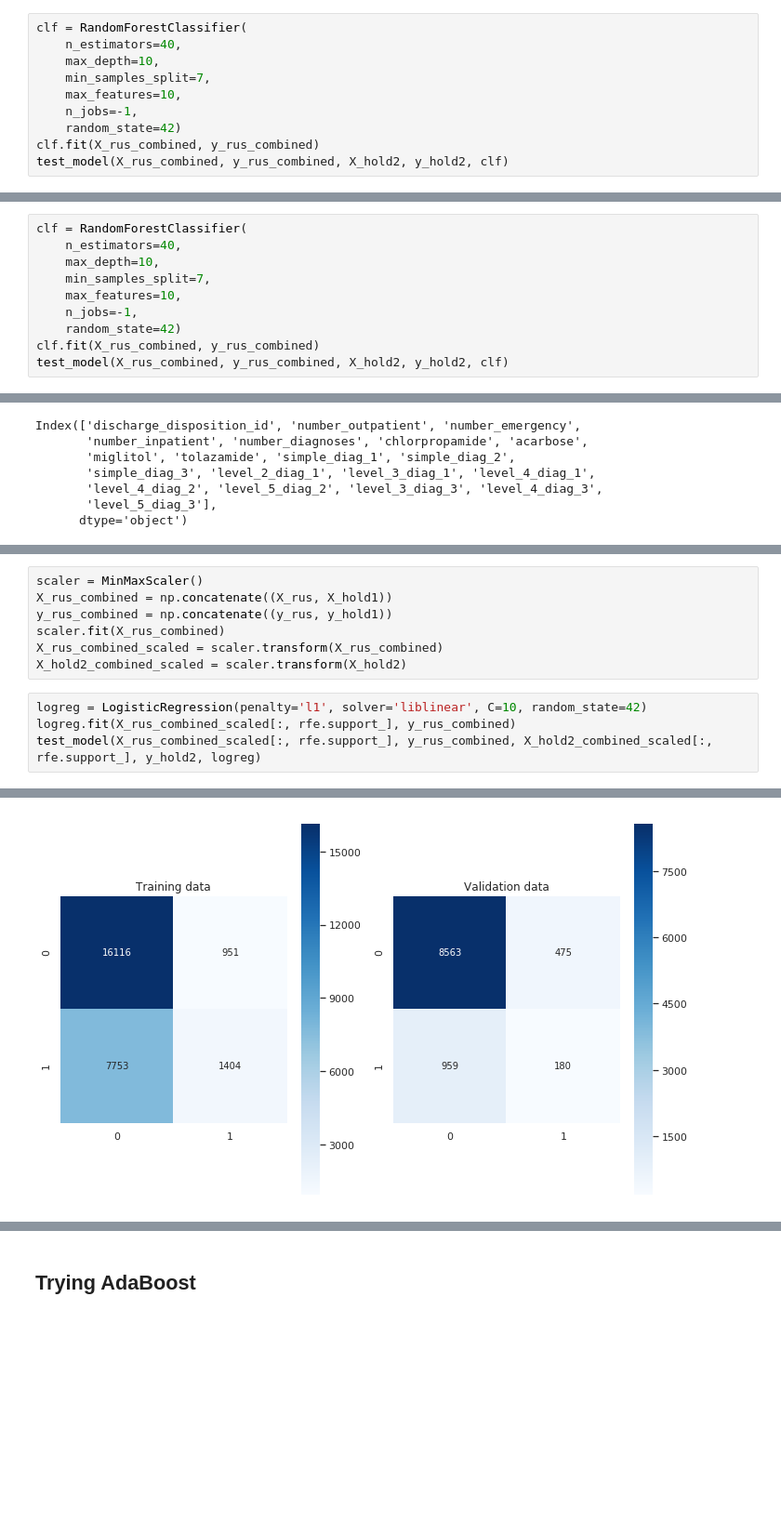
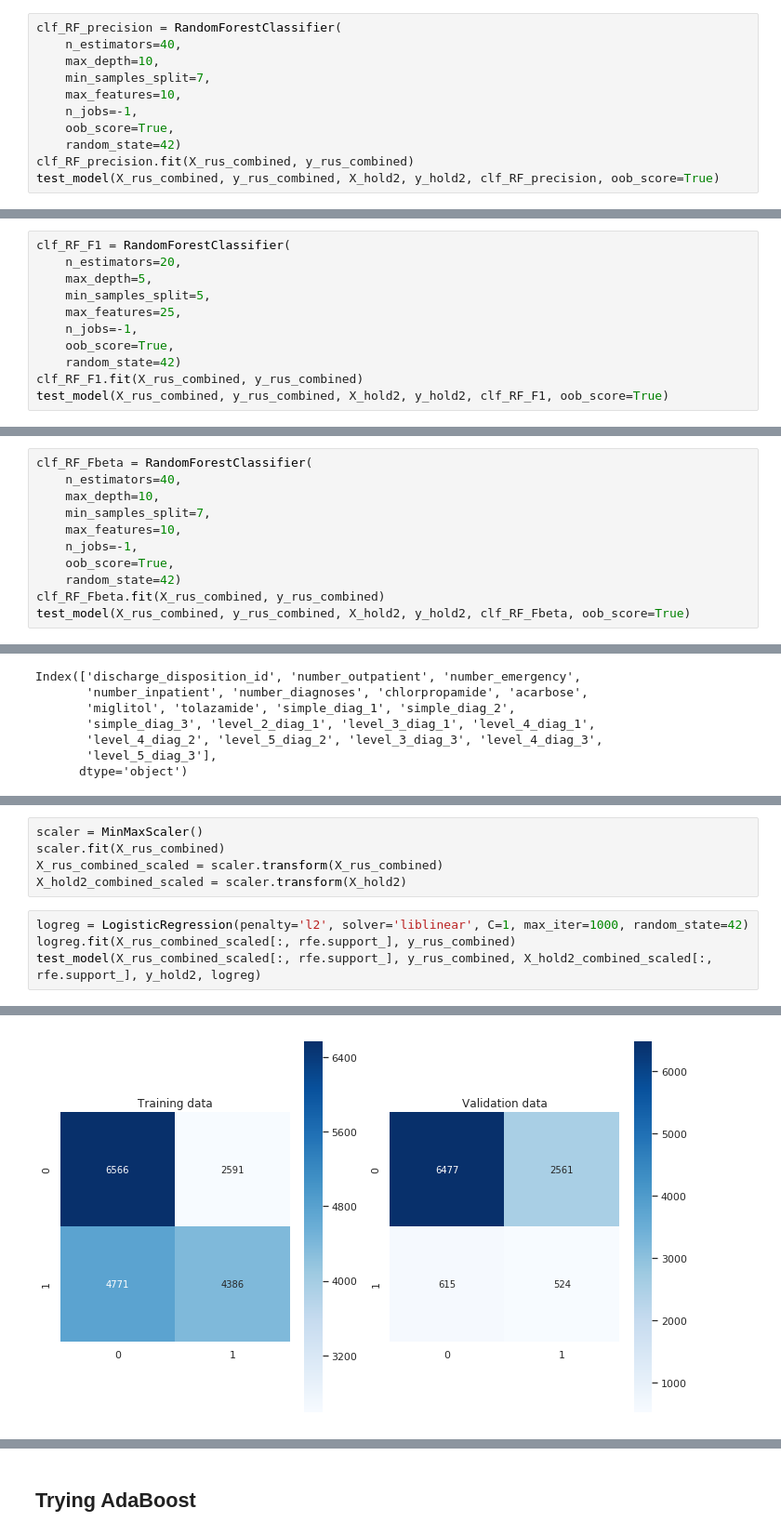
Before and after one commit to pavelzimin/hospital_readmission, a Jupyter notebook: 03_Hospital_Readmission_Machine_Learning.ipynb, the cells around one changed output, grey strips where cells are left out. Shown at 93% size. Cells and saved outputs as stored; diff of their text form; blank space fills up the shorter version.

```diff
--- a/03_Hospital_Readmission_Machine_Learning.ipynb
+++ b/03_Hospital_Readmission_Machine_Learning.ipynb
@@ -242,13 +290,14 @@ RF_score_table.loc[RF_score_table.precision_score == np.max(RF_score_table.preci
 # %%
-clf = RandomForestClassifier(
+clf_RF_precision = RandomForestClassifier(
     n_estimators=40,
     max_depth=10,
     min_samples_split=7,
     max_features=10,
     n_jobs=-1,
+    oob_score=True,
     random_state=42)
-clf.fit(X_rus_combined, y_rus_combined)
-test_model(X_rus_combined, y_rus_combined, X_hold2, y_hold2, clf)
+clf_RF_precision.fit(X_rus_combined, y_rus_combined)
+test_model(X_rus_combined, y_rus_combined, X_hold2, y_hold2, clf_RF_precision, oob_score=True)
 # %% [output]
 |  | training data | validation data |
 | precision score | 0.73238 | 0.165119 |
@@ -259,0 +318,11 @@ test_model(X_rus_combined, y_rus_combined, X_hold2, y_hold2, clf)
+# %%
+clf_RF_F1 = RandomForestClassifier(
+    n_estimators=20,
+    max_depth=5,
+    min_samples_split=5,
+    max_features=25,
+    n_jobs=-1,
+    oob_score=True,
+    random_state=42)
+clf_RF_F1.fit(X_rus_combined, y_rus_combined)
+test_model(X_rus_combined, y_rus_combined, X_hold2, y_hold2, clf_RF_F1, oob_score=True)
@@ -264,13 +346,14 @@ RF_score_table.loc[RF_score_table.Fbeta_score == np.max(RF_score_table.Fbeta_sco
 # %%
-clf = RandomForestClassifier(
+clf_RF_Fbeta = RandomForestClassifier(
     n_estimators=40,
     max_depth=10,
     min_samples_split=7,
     max_features=10,
     n_jobs=-1,
+    oob_score=True,
     random_state=42)
-clf.fit(X_rus_combined, y_rus_combined)
-test_model(X_rus_combined, y_rus_combined, X_hold2, y_hold2, clf)
+clf_RF_Fbeta.fit(X_rus_combined, y_rus_combined)
+test_model(X_rus_combined, y_rus_combined, X_hold2, y_hold2, clf_RF_Fbeta, oob_score=True)
 # %% [output]
 |  | training data | validation data |
 | precision score | 0.73238 | 0.165119 |
@@ -383,12 +452,10 @@ logreg_score_table.loc[logreg_score_table.Fbeta_score == np.max(logreg_score_tab
 # %%
 scaler = MinMaxScaler()
-X_rus_combined = np.concatenate((X_rus, X_hold1))
-y_rus_combined = np.concatenate((y_rus, y_hold1))
 scaler.fit(X_rus_combined)
 X_rus_combined_scaled = scaler.transform(X_rus_combined)
 X_hold2_combined_scaled = scaler.transform(X_hold2)
 # %%
-logreg = LogisticRegression(penalty='l1', solver='liblinear', C=10, random_state=42)
+logreg = LogisticRegression(penalty='l2', solver='liblinear', C=1, max_iter=1000, random_state=42)
 logreg.fit(X_rus_combined_scaled[:, rfe.support_], y_rus_combined)
 test_model(X_rus_combined_scaled[:, rfe.support_], y_rus_combined, X_hold2_combined_scaled[:, rfe.support_], y_hold2, logreg)
 # %% [output]
@@ -401 +469 @@ test_model(X_rus_combined_scaled[:, rfe.support_], y_rus_combined, X_hold2_combi
-[figure, old version]
+[figure, new version]
```
Also changed, not shown: parts of 76 cells of this notebook.
